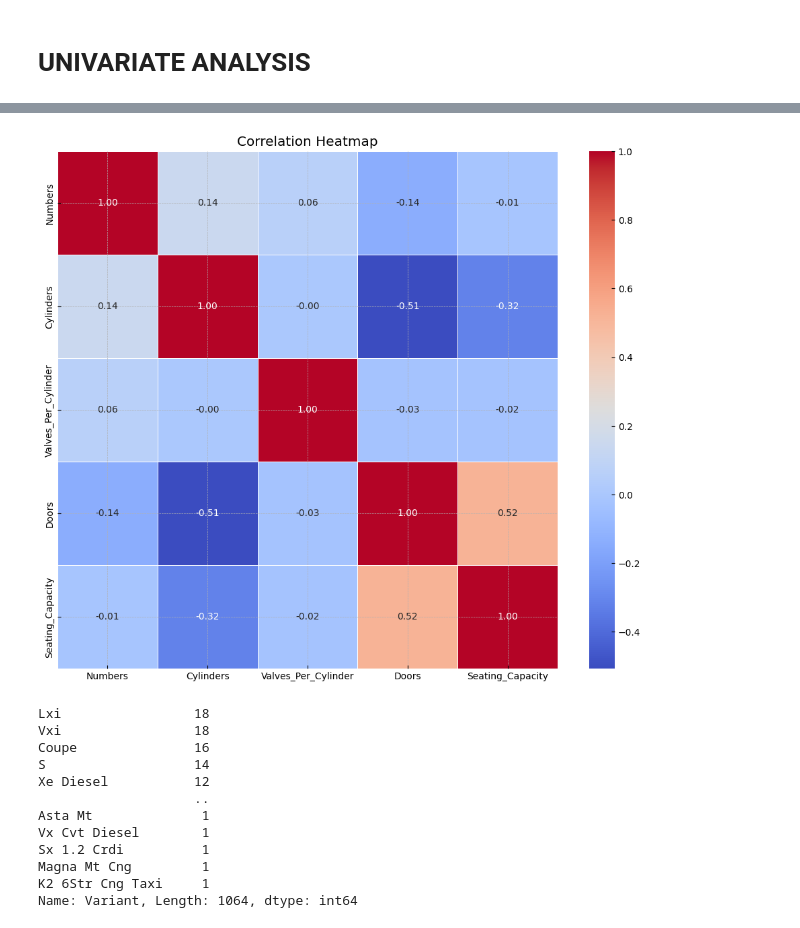
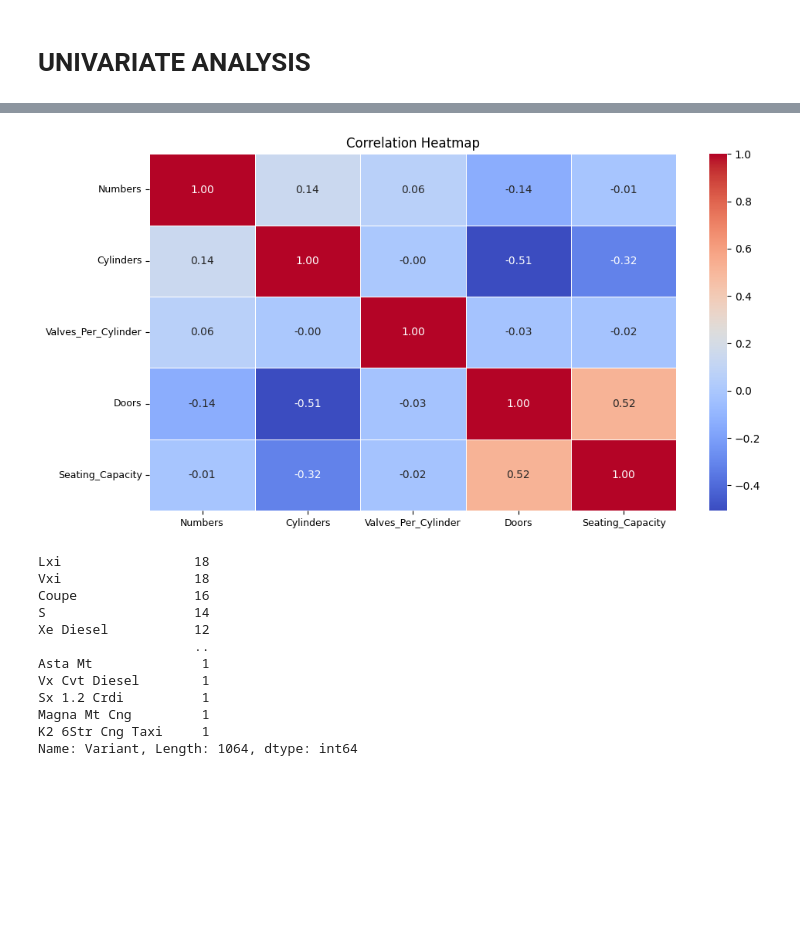
Before and after one commit to siddheshgarje/Sid, a Jupyter notebook: SidDVProject.ipynb, the cells around one changed output, grey strips where cells are left out. Cells and saved outputs as stored; diff of their text form; code cells hidden in the pictures; blank space fills up the shorter version.

```diff
--- a/SidDVProject.ipynb
+++ b/SidDVProject.ipynb
@@ -261,17 +261,17 @@ plt.show()
 # %%
 correlation_matrix = df.corr()
-plt.figure(figsize=(12, 10))
+plt.figure(figsize=(11, 6))
 
 sns.heatmap(correlation_matrix, annot=True, cmap='coolwarm', fmt=".2f", linewidths=0.5)
 
 plt.title('Correlation Heatmap')
 
-plt.xticks(fontsize=10)
-plt.yticks(fontsize=10)
+plt.xticks(fontsize=9)
+plt.yticks(fontsize=9)
 
 plt.show()
 # %% [output]
-[figure, old version]
+[figure, new version]
 # %%
 df['Variant'].value_counts()
 # %% [output]
```
Also changed, not shown: parts of 9 cells of this notebook.
